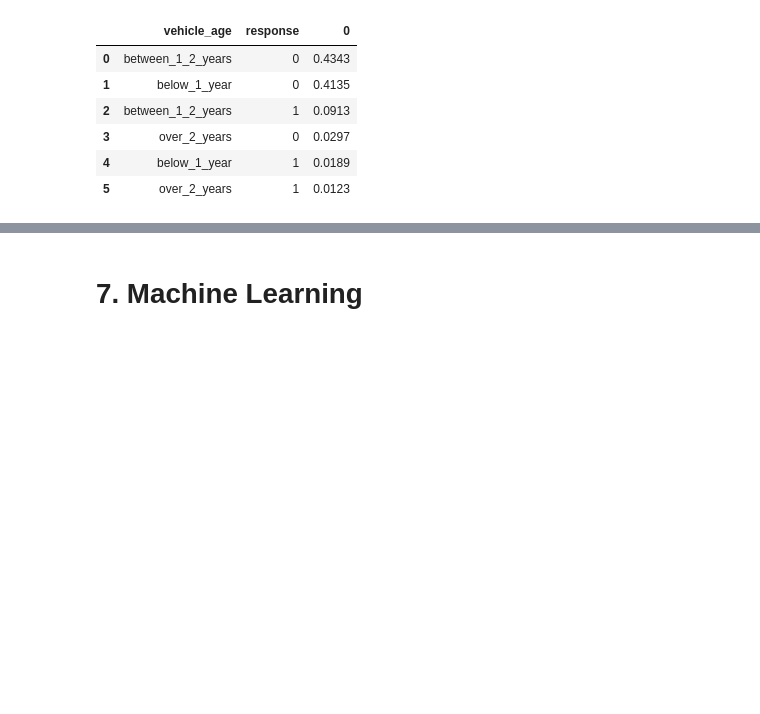
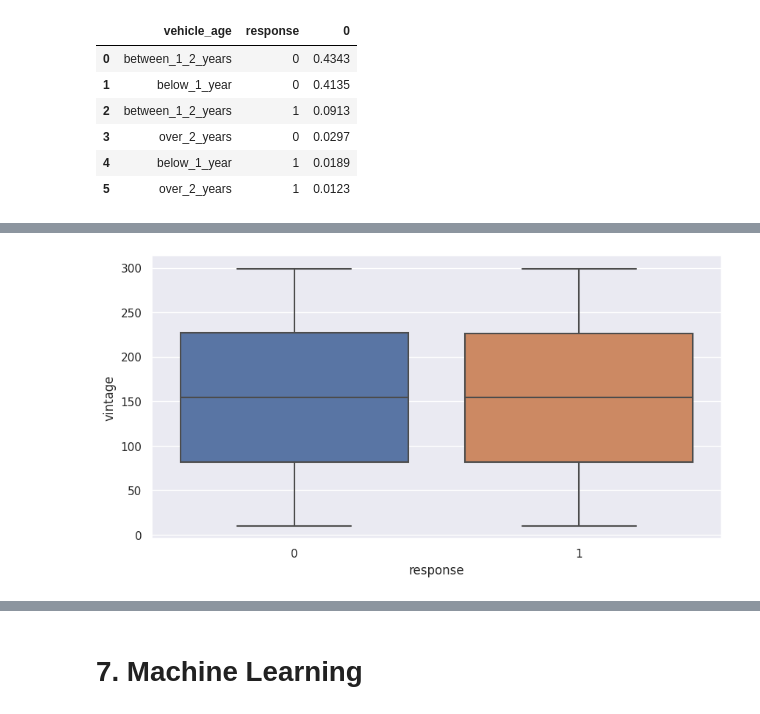
Before and after one commit to m4theus4ndr4de/classification-health-insurance-cross-sell, a Jupyter notebook: notebooks/model-development.ipynb, the cells around one changed output, grey strips where cells are left out. Cells and saved outputs as stored; diff of their text form; code cells hidden in the pictures; blank space fills up the shorter version.

```diff
--- a/notebooks/model-development.ipynb
+++ b/notebooks/model-development.ipynb
@@ -289,0 +295,5 @@ plt.xticks(rotation=90);
+# %%
+# vintage
+sns.boxplot(x='response', y='vintage', data=df4);
+# %% [output]
+[figure, added]
```
Also changed, not shown: parts of 36 cells of this notebook.
